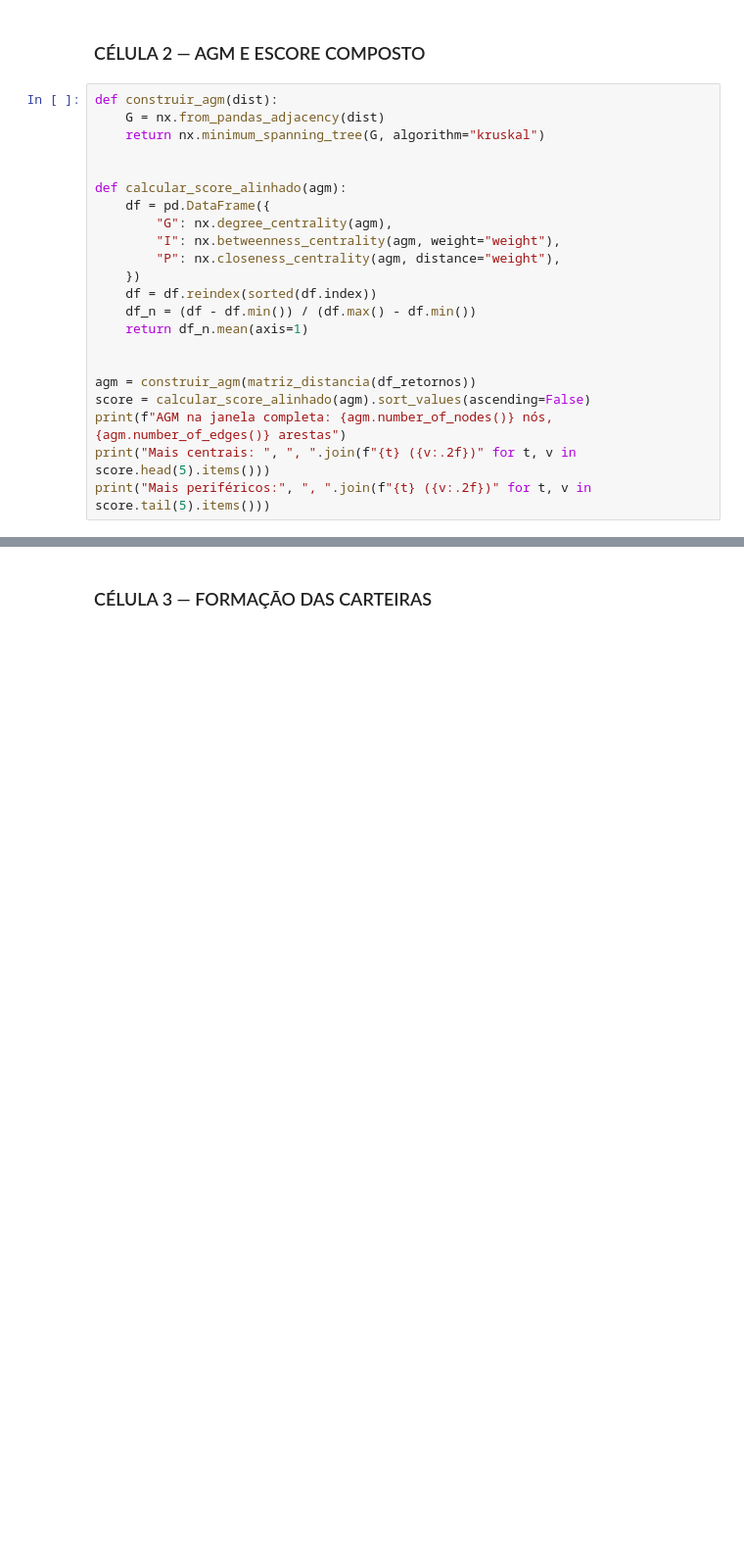
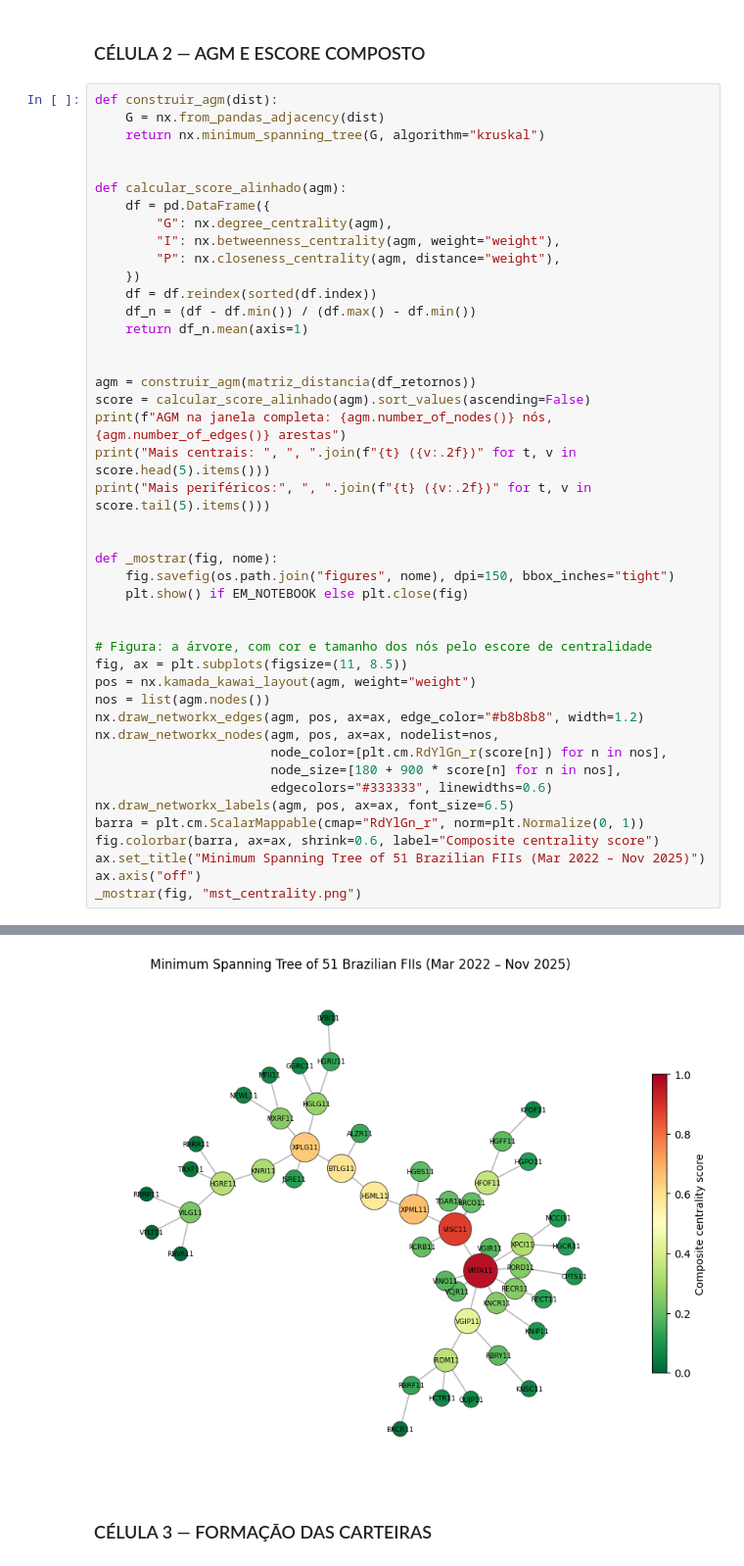
Before and after one commit to Augusto-Carneiro/IC-AGM-FIIs, a Jupyter notebook: ic_agm_augusto.ipynb, the cells around one changed output, grey strips where cells are left out. Shown at 98% size. Drawn from its saved outputs; the diff is of its cells as text; blank space fills up the shorter version.

```diff
--- a/ic_agm_augusto.ipynb
+++ b/ic_agm_augusto.ipynb
@@ -115,29 +147,52 @@ def matriz_distancia(ret):
 # %%
 def construir_agm(dist):
     G = nx.from_pandas_adjacency(dist)
     return nx.minimum_spanning_tree(G, algorithm="kruskal")
 
 
 def calcular_score_alinhado(agm):
     df = pd.DataFrame({
         "G": nx.degree_centrality(agm),
         "I": nx.betweenness_centrality(agm, weight="weight"),
         "P": nx.closeness_centrality(agm, distance="weight"),
     })
     df = df.reindex(sorted(df.index))
     df_n = (df - df.min()) / (df.max() - df.min())
     return df_n.mean(axis=1)
 
 
 agm = construir_agm(matriz_distancia(df_retornos))
 score = calcular_score_alinhado(agm).sort_values(ascending=False)
 print(f"AGM na janela completa: {agm.number_of_nodes()} nós, {agm.number_of_edges()} arestas")
 print("Mais centrais: ", ", ".join(f"{t} ({v:.2f})" for t, v in score.head(5).items()))
 print("Mais periféricos:", ", ".join(f"{t} ({v:.2f})" for t, v in score.tail(5).items()))
+
+
+def _mostrar(fig, nome):
+    fig.savefig(os.path.join("figures", nome), dpi=150, bbox_inches="tight")
+    plt.show() if EM_NOTEBOOK else plt.close(fig)
+
+
+# Figura: a árvore, com cor e tamanho dos nós pelo escore de centralidade
+fig, ax = plt.subplots(figsize=(11, 8.5))
+pos = nx.kamada_kawai_layout(agm, weight="weight")
+nos = list(agm.nodes())
+nx.draw_networkx_edges(agm, pos, ax=ax, edge_color="#b8b8b8", width=1.2)
+nx.draw_networkx_nodes(agm, pos, ax=ax, nodelist=nos,
+                       node_color=[plt.cm.RdYlGn_r(score[n]) for n in nos],
+                       node_size=[180 + 900 * score[n] for n in nos],
+                       edgecolors="#333333", linewidths=0.6)
+nx.draw_networkx_labels(agm, pos, ax=ax, font_size=6.5)
+barra = plt.cm.ScalarMappable(cmap="RdYlGn_r", norm=plt.Normalize(0, 1))
+fig.colorbar(barra, ax=ax, shrink=0.6, label="Composite centrality score")
+ax.set_title("Minimum Spanning Tree of 51 Brazilian FIIs (Mar 2022 – Nov 2025)")
+ax.axis("off")
+_mostrar(fig, "mst_centrality.png")
 # %% [output]
 AGM na janela completa: 51 nós, 50 arestas
 Mais centrais:  VRTA11 (0.96), VISC11 (0.88), XPML11 (0.66), XPLG11 (0.64), BTLG11 (0.58)
 Mais periféricos: LVBI11 (0.02), BRCR11 (0.02), RBVA11 (0.00), RBRP11 (0.00), VTLT11 (0.00)
+[figure, added]
 # %% [markdown]
 ### CÉLULA 3 — FORMAÇÃO DAS CARTEIRAS
 # %%
```
Also changed, not shown: parts of 3 cells of this notebook, 8 other files.
